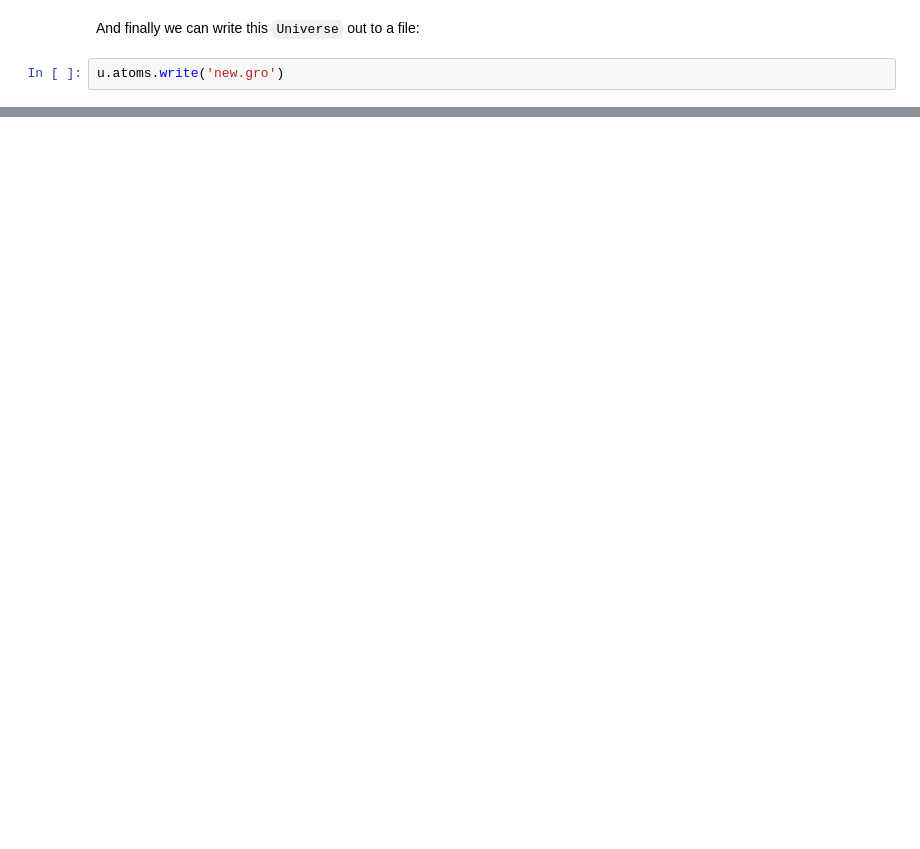
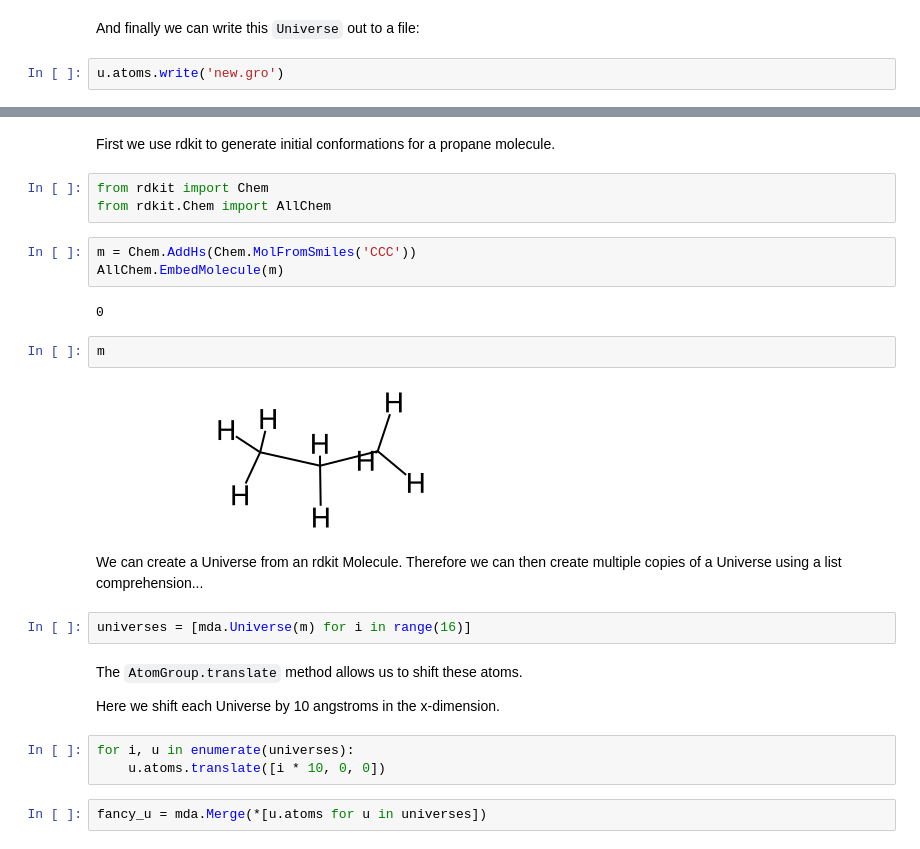
Before and after one commit to MDAnalysis/MDAnalysisMolSSIWorkshop-Intermediate2Day, a Jupyter notebook: notebooks/Tutorial4_Advanced.ipynb, the cells around one changed output, grey strips where cells are left out. Cells and saved outputs as stored; diff of their text form; blank space fills up the shorter version.

```diff
--- a/notebooks/Tutorial4_Advanced.ipynb
+++ b/notebooks/Tutorial4_Advanced.ipynb
@@ -157,0 +367,28 @@ u.atoms.write('new.gro')
+# %% [markdown]
+First we use rdkit to generate initial conformations for a propane molecule.
+# %%
+from rdkit import Chem
+from rdkit.Chem import AllChem
+# %%
+m = Chem.AddHs(Chem.MolFromSmiles('CCC'))
+AllChem.EmbedMolecule(m)
+# %% [output]
+0
+# %%
+m
+# %% [output]
+[figure, added]
+# %% [markdown]
+We can create a Universe from an rdkit Molecule.
+Therefore we can then create multiple copies of a Universe using a list comprehension...
+# %%
+universes = [mda.Universe(m) for i in range(16)]
+# %% [markdown]
+The `AtomGroup.translate` method allows us to shift these atoms.
+
+Here we shift each Universe by 10 angstroms in the x-dimension.
+# %%
+for i, u in enumerate(universes):
+    u.atoms.translate([i * 10, 0, 0])
+# %%
+fancy_u = mda.Merge(*[u.atoms for u in universes])
```
Also changed, not shown: parts of 55 cells of this notebook.
